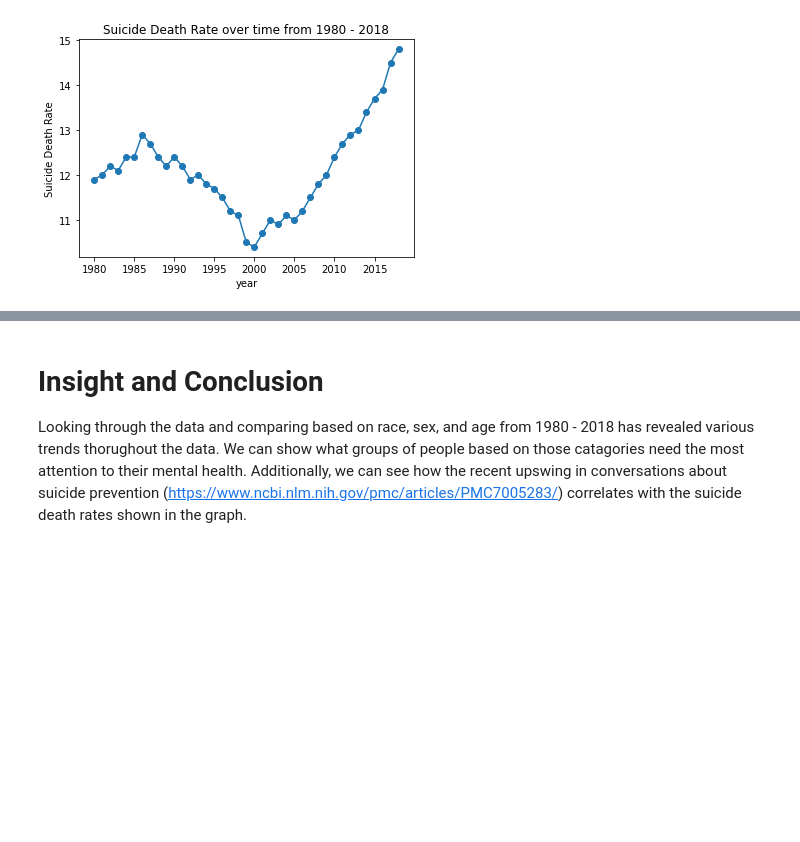
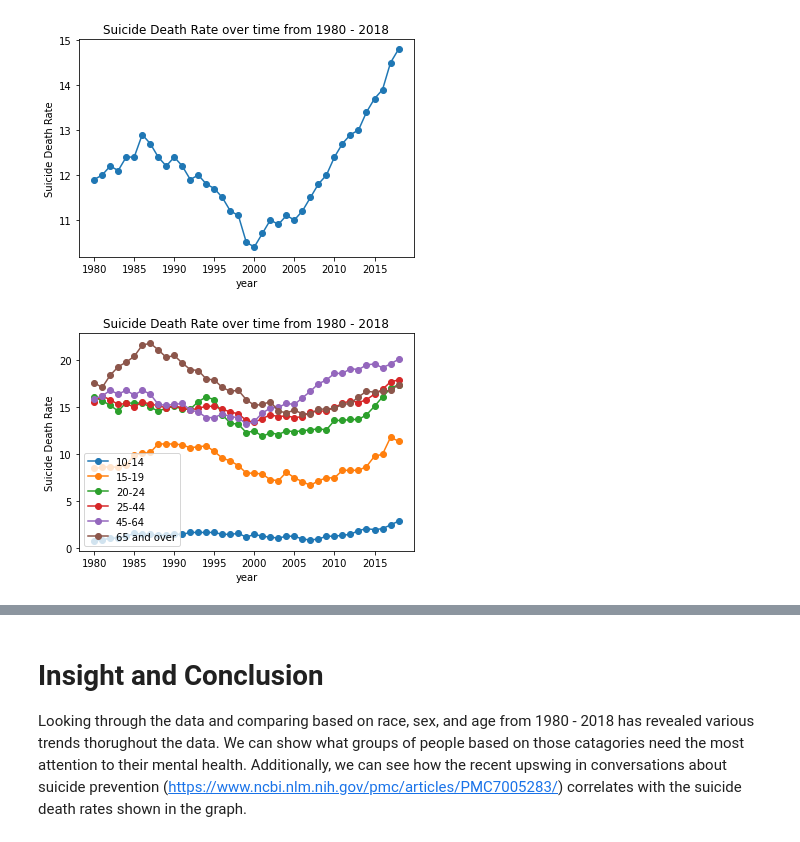
Before and after one commit to Noah-Eby/Noah-Eby.github.io, a Jupyter notebook: index.ipynb, the cells around one changed output, grey strips where cells are left out. Drawn from its saved outputs; the diff is of its cells as text; code cells hidden in the pictures; blank space fills up the shorter version.

```diff
--- a/index.ipynb
+++ b/index.ipynb
@@ -191,3 +192,30 @@ plt.title('Suicide Death Rate over time from 1980 - 2018')
 plt.show()
 # %% [output]
 [figure]
+# %%
+data_10_14 = df.iloc[39:78, [0,4]]
+data_15_19 = df.iloc[117:156, [0,4]]
+data_20_24 = df.iloc[156:195, [0,4]]
+data_25_44 = df.iloc[195:234, [0,4]]
+data_45_64 = df.iloc[312:351, [0,4]]
+data_65_over = df.iloc[429:468, [0,4]]
+
+# Plot the selected rows as a line graph
+plt.plot(data_10_14['year'], data_10_14['Suicide Death Rate'], marker='o')
+plt.plot(data_15_19['year'], data_15_19['Suicide Death Rate'], marker='o')
+plt.plot(data_20_24['year'], data_20_24['Suicide Death Rate'], marker='o')
+plt.plot(data_25_44['year'], data_25_44['Suicide Death Rate'], marker='o')
+plt.plot(data_45_64['year'], data_45_64['Suicide Death Rate'], marker='o')
+plt.plot(data_65_over['year'], data_65_over['Suicide Death Rate'], marker='o')
+
+# Add labels and title
+plt.xlabel('year')
+plt.ylabel('Suicide Death Rate')
+plt.title('Suicide Death Rate over time from 1980 - 2018')
+
+plt.legend(['10-14', '15-19','20-24','25-44','45-64','65 and over'], loc='lower left')
+
+# Show the plot
+plt.show()
+# %% [output]
+[figure, added]
```
Also changed, not shown: parts of 3 cells of this notebook.
